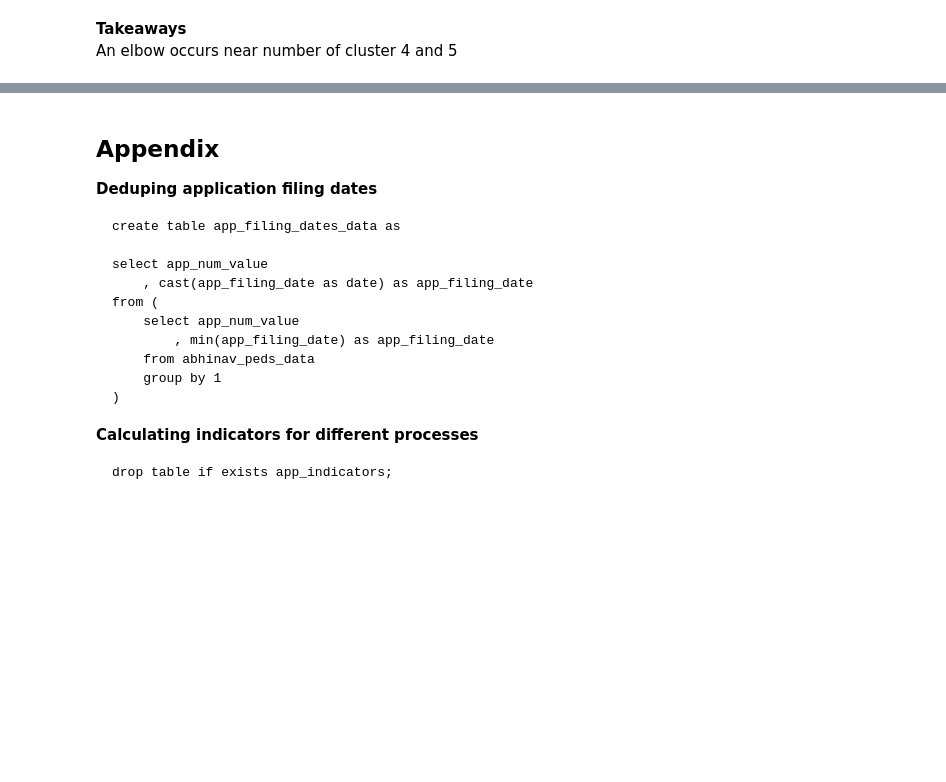
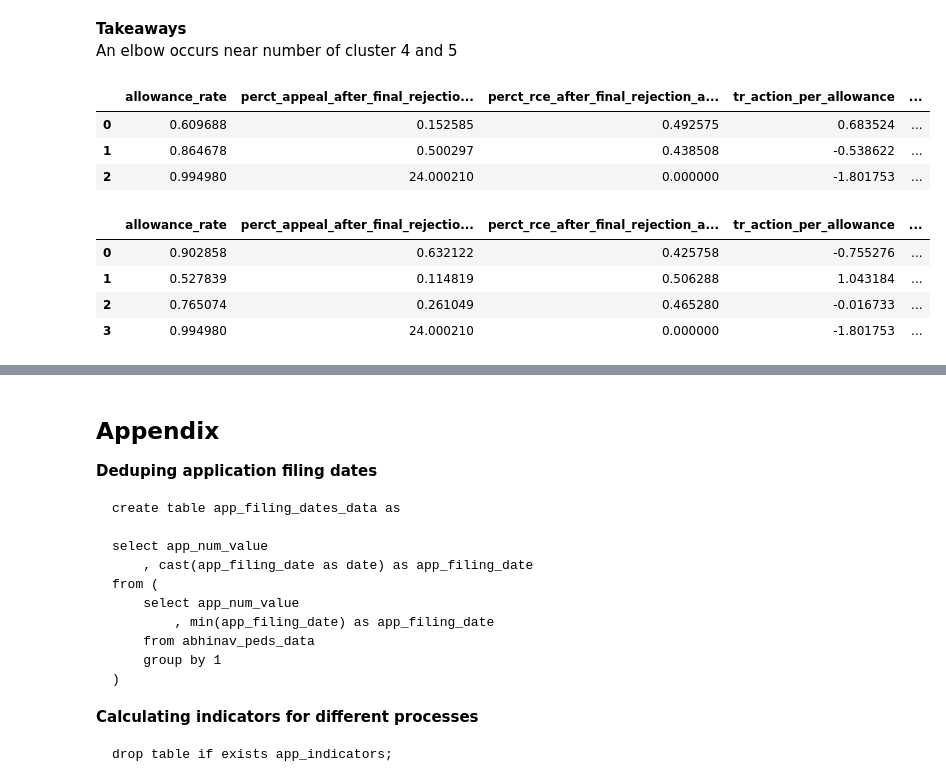
Before and after one commit to shresthabhi/IIT_VT_capstone_project, a Jupyter notebook: code/1)Capstone_Examiner_Level.ipynb, the cells around one changed output, grey strips where cells are left out. Cells and saved outputs as stored; diff of their text form; code cells hidden in the pictures; blank space fills up the shorter version.

```diff
--- a/code/1)Capstone_Examiner_Level.ipynb
+++ b/code/1)Capstone_Examiner_Level.ipynb
@@ -407,10 +409,34 @@ plt.plot([*range(1,n_cluster+1)], intertias, marker = 'o', markerfacecolor = "re
 # %% [markdown]
 **Takeaways**<br>
 An elbow occurs near number of cluster 4 and 5
+# %%
+model = KMeans(n_clusters = 3)
+model.fit(train_data)
+
+centres = model.cluster_centers_
+
+results = pd.DataFrame(centres, columns = train_data.columns)
+
+
+results
+# %% [output]
+|  | allowance_rate | perct_appeal_after_final_rejectio... | perct_rce_after_final_rejection_a... | tr_action_per_allowance | ... |
+| 0 | 0.609688 | 0.152585 | 0.492575 | 0.683524 | ... |
+| 1 | 0.864678 | 0.500297 | 0.438508 | -0.538622 | ... |
+| 2 | 0.994980 | 24.000210 | 0.000000 | -1.801753 | ... |
 # %%
 model = KMeans(n_clusters = 4)
 model.fit(train_data)
 
 centres = model.cluster_centers_
 
 results = pd.DataFrame(centres, columns = train_data.columns)
+
+
+results
+# %% [output]
+|  | allowance_rate | perct_appeal_after_final_rejectio... | perct_rce_after_final_rejection_a... | tr_action_per_allowance | ... |
+| 0 | 0.902858 | 0.632122 | 0.425758 | -0.755276 | ... |
+| 1 | 0.527839 | 0.114819 | 0.506288 | 1.043184 | ... |
+| 2 | 0.765074 | 0.261049 | 0.465280 | -0.016733 | ... |
+| 3 | 0.994980 | 24.000210 | 0.000000 | -1.801753 | ... |
```
Also changed, not shown: parts of 4 cells of this notebook.
